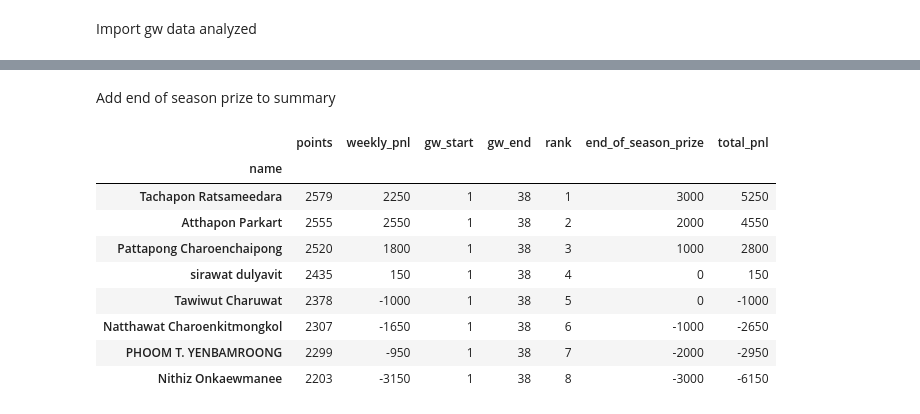
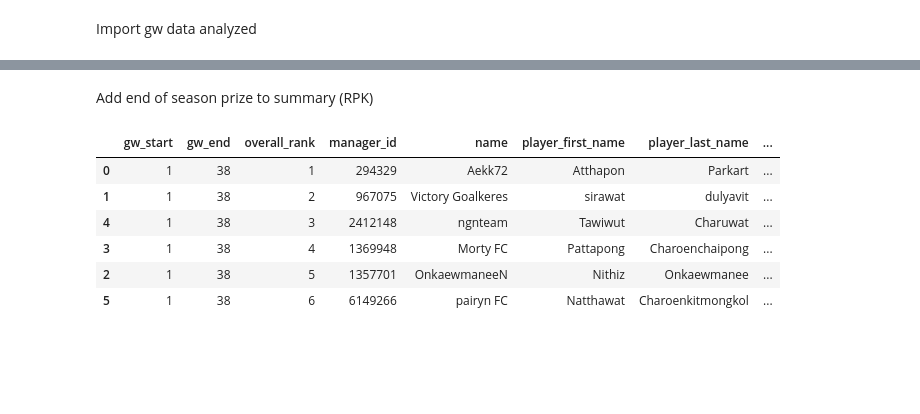
Before and after one commit to tawiwut-cha/fpl-analytics, a Jupyter notebook: notebooks/season_analysis.ipynb, the cells around one changed output, grey strips where cells are left out. Drawn from its saved outputs; the diff is of its cells as text; code cells hidden in the pictures; blank space fills up the shorter version.

```diff
--- a/notebooks/season_analysis.ipynb
+++ b/notebooks/season_analysis.ipynb
@@ -9,4 +9,10 @@ league_name = 'rpk'  #'rpk', 'ifc', 'rbsc'
 # %%
+def get_dim_manager(league_name):
+    # 1. Define the relative directory path
+    folder_path = f"../data/2025-2026/{league_name}/"
+    dim_manager_path = os.path.join(folder_path, "dim_managers.csv")
+    return pd.read_csv(dim_manager_path)
+
 def get_df(league_name):
     # 1. Define the relative directory path
     folder_path = f"../data/2025-2026/{league_name}/"
@@ -26,6 +32,32 @@ def get_df(league_name):
         )
 
     # 3. Read and combine all found CSV files into one master DataFrame
-    return pd.concat([pd.read_csv(file) for file in existing_files], ignore_index=True)
+    df = pd.concat([pd.read_csv(file) for file in existing_files], ignore_index=True)
+
+    # 4. Join and get manager info
+    dim_manager_df = get_dim_manager(league_name)
+    df = df.merge(
+        dim_manager_df[["id", "player_first_name", "player_last_name", "name"]],
+        left_on="manager_id", right_on="id",
+        how="left"
+    )
+
+    column_order = [
+        'manager_id',
+        'id',
+        'player_first_name',
+        'player_last_name',
+        'name',
+        'gw_no',
+        'points',
+        'transfers_cost',
+        'active_chip',
+        'points_on_bench',
+        'h2h_points',
+        'rank',
+        'pnl',
+    ]
+
+    return df[column_order]
 # %%
 df = get_df(league_name)
@@ -158,7 +182,7 @@ def summarize_league(league_name, gw_start=1, gw_end=38):
 
     return summary[column_order].sort_values("overall_rank")
 # %%
-summary = summarize_league(league_name, 1, 36)
+summary = summarize_league(league_name)
 # %%
 summary
 # %% [output]
@@ -172,26 +210,23 @@ summary
 # %% [markdown]
-Add end of season prize to summary
+Add end of season prize to summary (RPK)
 # %%
 # add end of season prize
 def add_eos_prize(summary, prize: dict):
     summary_copy = summary.copy()
     # assign prize to rank
-    summary_copy['end_of_season_prize'] = summary['rank'].map(prize).fillna(0).astype(int)
+    summary_copy['end_of_season_prize'] = summary['overall_rank'].map(prize).fillna(0).astype(int)
     #    assert summary_copy['end_of_season_prize'] == 0 # not applicable to ifc league because everybody paid upfront
-    summary_copy['total_pnl'] = summary_copy['weekly_pnl'] + summary_copy['end_of_season_prize']
+    summary_copy['pnl'] = summary_copy['total_pnl'] + summary_copy['end_of_season_prize']
     return summary_copy
 # %%
 # add_eos_prize(summary, {1:int(0.5*19000), 2:int(0.25*19000), 3:int(0.15*19000)}) # ifc
-# add_eos_prize(summary, {1:3000, 2:2000, 3:1000, 6:-1000, 7:-2000, 8:-3000}) # rpk
-add_eos_prize(summary, {1:int(0.5*19000), 2:int(0.25*19000), 3:int(0.15*19000)}) # rbsc
+add_eos_prize(summary, {1:3000, 2:2000, 3:1000, 6:-1000, 7:-2000, 8:-3000}) # rpk
+# add_eos_prize(summary, {1:int(0.5*19000), 2:int(0.25*19000), 3:int(0.15*19000)}) # rbsc
 # %% [output]
-|  | points | weekly_pnl | gw_start | gw_end | rank | end_of_season_prize | total_pnl |
-| name |  |  |  |  |  |  |  |
-| Tachapon Ratsameedara | 2579 | 2250 | 1 | 38 | 1 | 3000 | 5250 |
-| Atthapon Parkart | 2555 | 2550 | 1 | 38 | 2 | 2000 | 4550 |
-| Pattapong Charoenchaipong | 2520 | 1800 | 1 | 38 | 3 | 1000 | 2800 |
-| sirawat dulyavit | 2435 | 150 | 1 | 38 | 4 | 0 | 150 |
-| Tawiwut Charuwat | 2378 | -1000 | 1 | 38 | 5 | 0 | -1000 |
-| Natthawat Charoenkitmongkol | 2307 | -1650 | 1 | 38 | 6 | -1000 | -2650 |
-| PHOOM T. YENBAMROONG | 2299 | -950 | 1 | 38 | 7 | -2000 | -2950 |
-| Nithiz Onkaewmanee | 2203 | -3150 | 1 | 38 | 8 | -3000 | -6150 |
+|  | gw_start | gw_end | overall_rank | manager_id | name | player_first_name | player_last_name | ... |
+| 0 | 1 | 38 | 1 | 294329 | Aekk72 | Atthapon | Parkart | ... |
+| 1 | 1 | 38 | 2 | 967075 | Victory Goalkeres | sirawat | dulyavit | ... |
+| 4 | 1 | 38 | 3 | 2412148 | ngnteam | Tawiwut | Charuwat | ... |
+| 3 | 1 | 38 | 4 | 1369948 | Morty FC | Pattapong | Charoenchaipong | ... |
+| 2 | 1 | 38 | 5 | 1357701 | OnkaewmaneeN | Nithiz | Onkaewmanee | ... |
+| 5 | 1 | 38 | 6 | 6149266 | pairyn FC | Natthawat | Charoenkitmongkol | ... |
```
Also changed, not shown: parts of 10 cells of this notebook.
